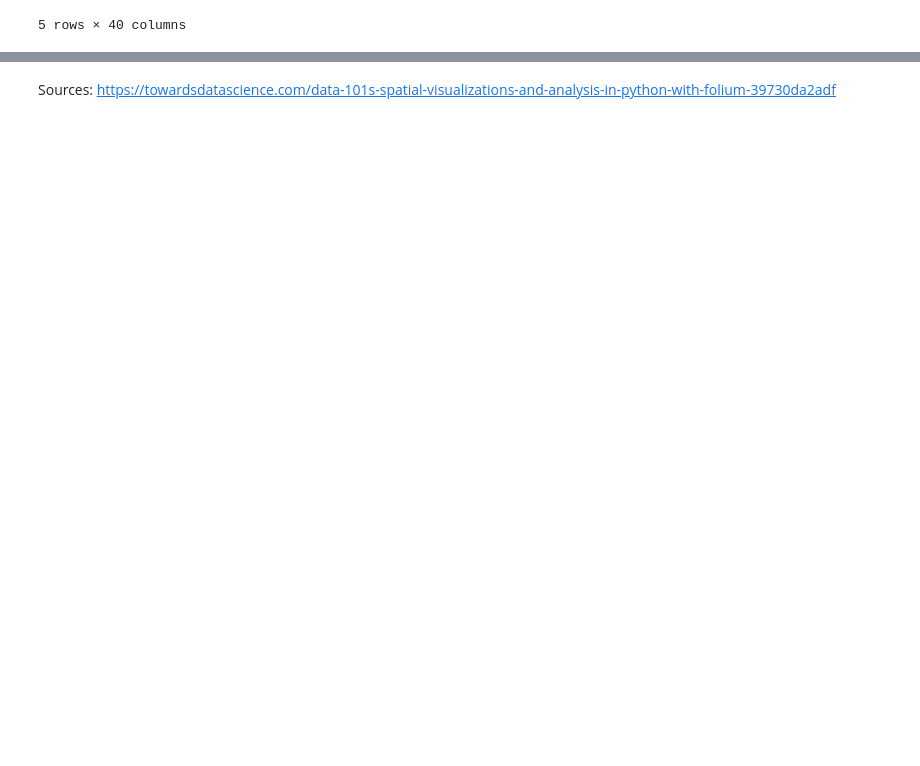
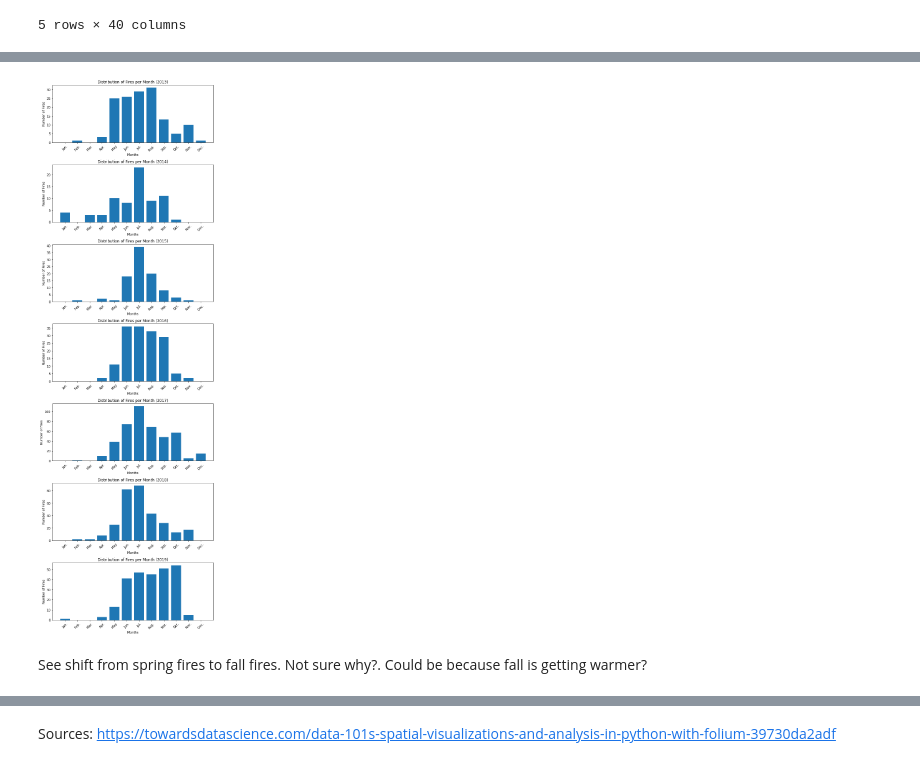
Before and after one commit to kaciewebster/ca-fire-incidents, a Jupyter notebook: ca-fire.ipynb, the cells around one changed output, grey strips where cells are left out. Saved outputs shown, nothing was run; the diff lists cells and outputs as text; code cells hidden in the pictures; blank space fills up the shorter version.

```diff
--- a/ca-fire.ipynb
+++ b/ca-fire.ipynb
@@ -201,0 +240,20 @@ plt.show()
+# %%
+month_labels = ['Jan.', 'Feb.', 'Mar.', 'Apr.', 'May', 'Jun.', 'Jul.', 'Aug.', 'Sep.', 'Oct.', 'Nov.', 'Dec.']
+fig, axs = plt.subplots(7, 1, figsize=(8, 25))
+
+for idx, ax in enumerate(axs.flatten()):
+    ax.bar(dct_lst[idx].keys(), height=dct_lst[idx].values())
+
+    ax.set_xticks(list(range(1, 13)))
+    ax.set_xticklabels(month_labels, rotation=45)
+
+    ax.set_title(f'Distribution of Fires per Month ({year_lst[idx]})')
+    ax.set_xlabel('Months')
+    ax.set_ylabel('Number of Fires')
+
+fig.tight_layout()
+plt.show()
+# %% [output]
+[figure, added]
+# %% [markdown]
+See shift from spring fires to fall fires. Not sure why?. Could be because fall is getting warmer?
```
Also changed, not shown: parts of 37 cells of this notebook.
